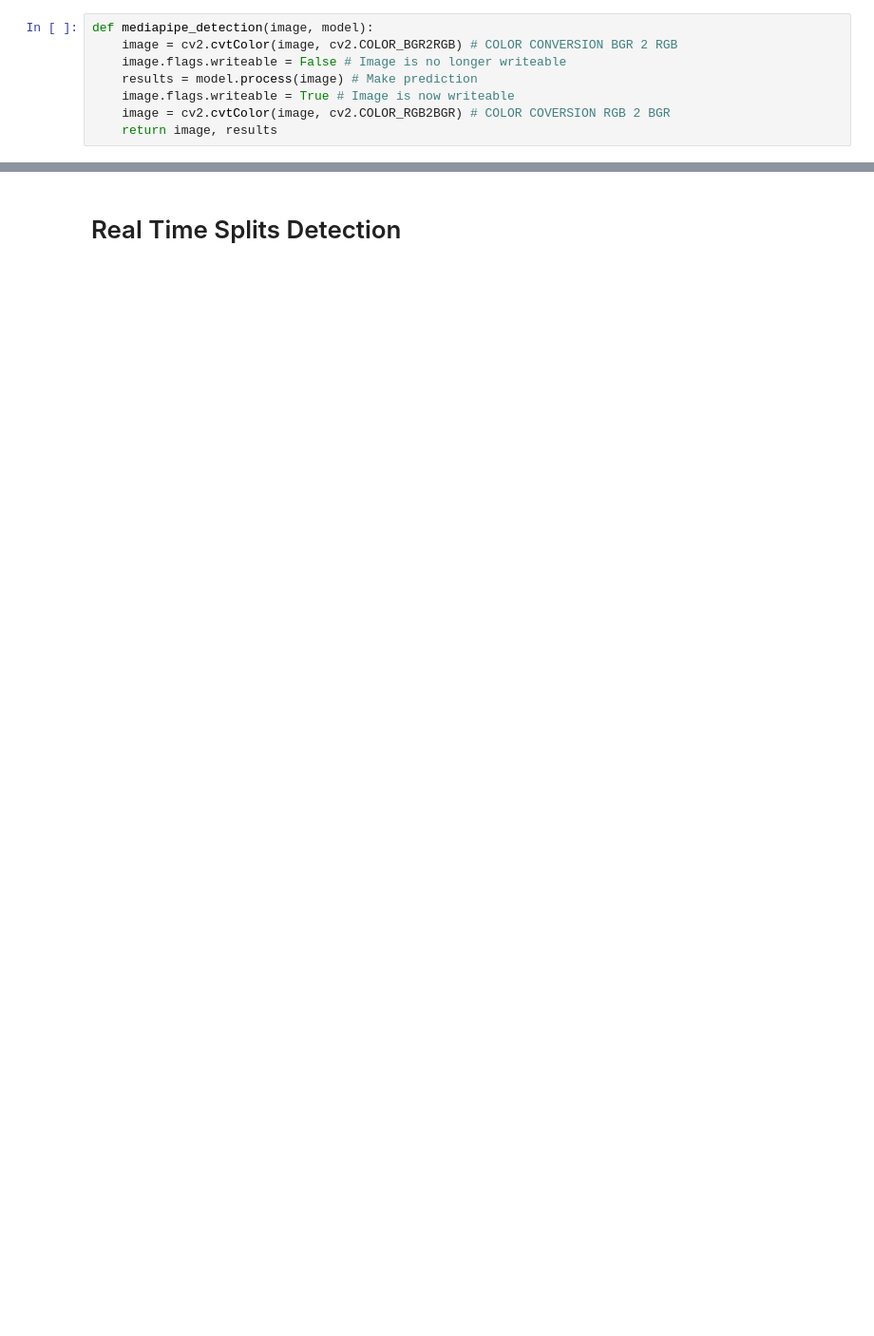
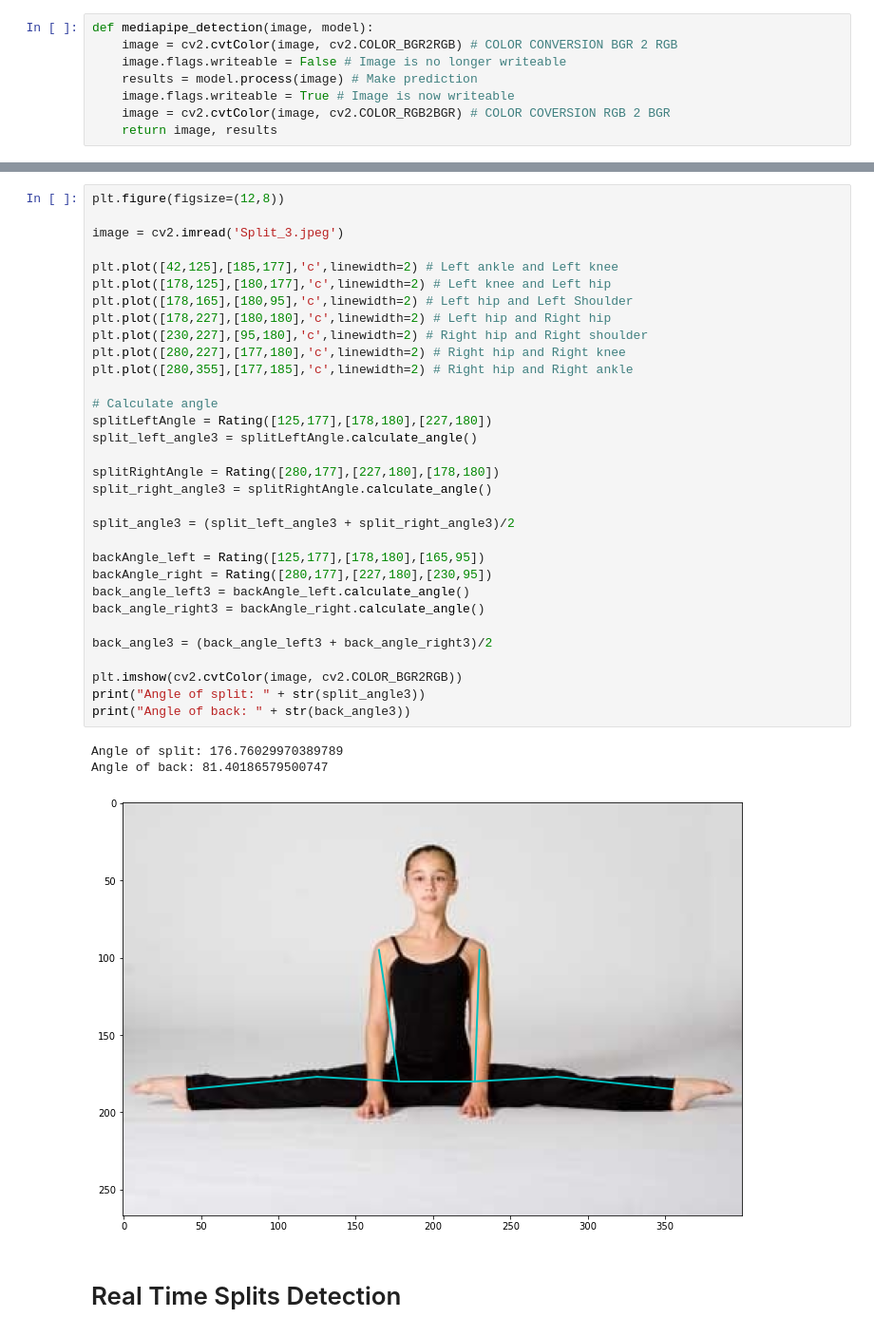
Before and after one commit to techxercise/TechXercise, a Jupyter notebook: StretchingCoach/SplitsCoach.ipynb, the cells around one changed output, grey strips where cells are left out. Shown at 95% size. Drawn from its saved outputs; the diff is of its cells as text; blank space fills up the shorter version.

```diff
--- a/StretchingCoach/SplitsCoach.ipynb
+++ b/StretchingCoach/SplitsCoach.ipynb
@@ -20,3 +103,39 @@ def mediapipe_detection(image, model):
+# %%
+plt.figure(figsize=(12,8))
+
+image = cv2.imread('Split_3.jpeg')
+
+plt.plot([42,125],[185,177],'c',linewidth=2) # Left ankle and Left knee
+plt.plot([178,125],[180,177],'c',linewidth=2) # Left knee and Left hip
+plt.plot([178,165],[180,95],'c',linewidth=2) # Left hip and Left Shoulder
+plt.plot([178,227],[180,180],'c',linewidth=2) # Left hip and Right hip
+plt.plot([230,227],[95,180],'c',linewidth=2) # Right hip and Right shoulder
+plt.plot([280,227],[177,180],'c',linewidth=2) # Right hip and Right knee
+plt.plot([280,355],[177,185],'c',linewidth=2) # Right hip and Right ankle
+
+# Calculate angle
+splitLeftAngle = Rating([125,177],[178,180],[227,180])
+split_left_angle3 = splitLeftAngle.calculate_angle()
+
+splitRightAngle = Rating([280,177],[227,180],[178,180])
+split_right_angle3 = splitRightAngle.calculate_angle()
+
+split_angle3 = (split_left_angle3 + split_right_angle3)/2
+
+backAngle_left = Rating([125,177],[178,180],[165,95])
+backAngle_right = Rating([280,177],[227,180],[230,95])
+back_angle_left3 = backAngle_left.calculate_angle()
+back_angle_right3 = backAngle_right.calculate_angle()
+
+back_angle3 = (back_angle_left3 + back_angle_right3)/2
+
+plt.imshow(cv2.cvtColor(image, cv2.COLOR_BGR2RGB))
+print("Angle of split: " + str(split_angle3))
+print("Angle of back: " + str(back_angle3))
+# %% [output]
+Angle of split: 176.76029970389789
+Angle of back: 81.40186579500747
+[figure, added]
 # %% [markdown]
 # Real Time Splits Detection
 # %%
```
Also changed, not shown: parts of 11 cells of this notebook, 15 other files.
